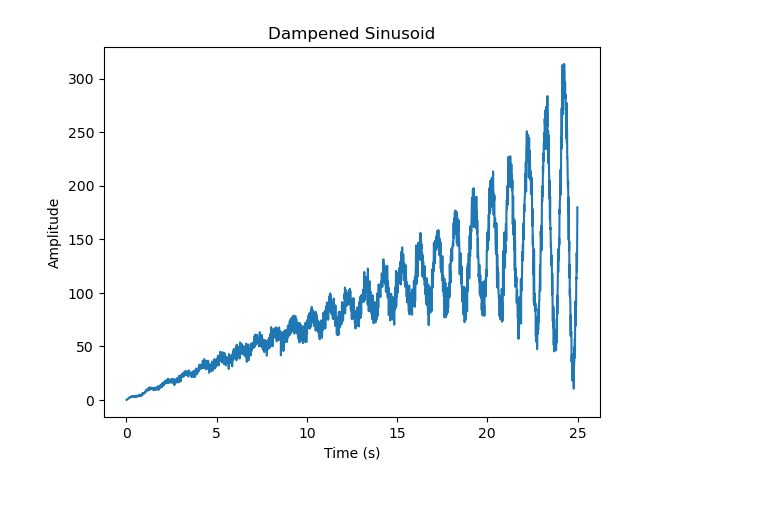
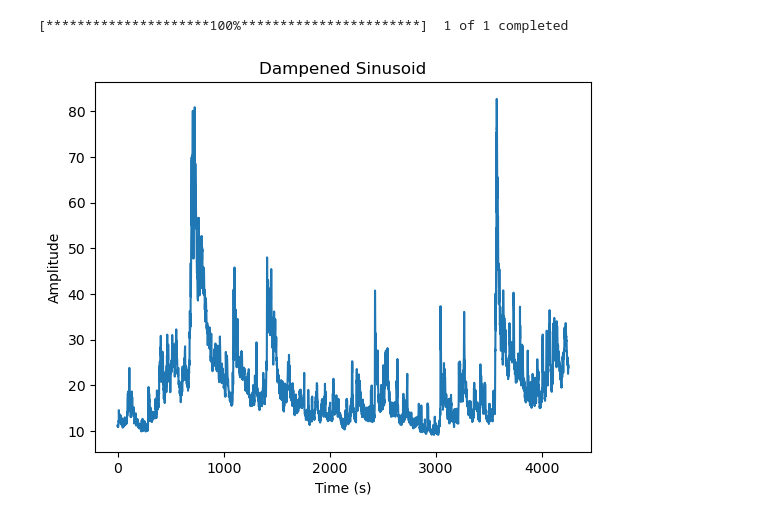
Before and after one commit to edo-urettini/Adaptive_Norm, a Jupyter notebook: GSD.ipynb, the cells around one changed output. Cells and saved outputs as stored; diff of their text form; code cells hidden in the pictures.

```diff
--- a/GSD.ipynb
+++ b/GSD.ipynb
@@ -1,32 +1,37 @@
 # %%
 import numpy as np
 #Import the Generator from utils- Reload the module to get the latest version
 from importlib import reload
 import utils
 reload(utils)
 from utils import series_generator
+from utils import stock_price_generator
 import matplotlib.pyplot as plt
+
 
 
 
 #Simulate and plot a dampened sinusoid in time
 
 
 
-#Genrate the series
+#Genrate the series or download stock data
 
-y, y_train, y_test, t = series_generator(2500)
+#y, y_train, y_test, t = series_generator(2500)
+y, y_train, y_test, t = stock_price_generator('^VIX')
+T, T_train, T_test = len(y), len(y_train), len(y_test)
 
 
 
 # Plot the function
 plt.plot(t, y)
 plt.xlabel('Time (s)')
 plt.ylabel('Amplitude')
 plt.title('Dampened Sinusoid')
 plt.show()
 # %% [output]
+[*********************100%***********************]  1 of 1 completed
-[figure, old version]
+[figure, new version]
 # %%
 import Models
 reload(Models)
```
Also changed, not shown: parts of 10 cells of this notebook, 6 other files.
